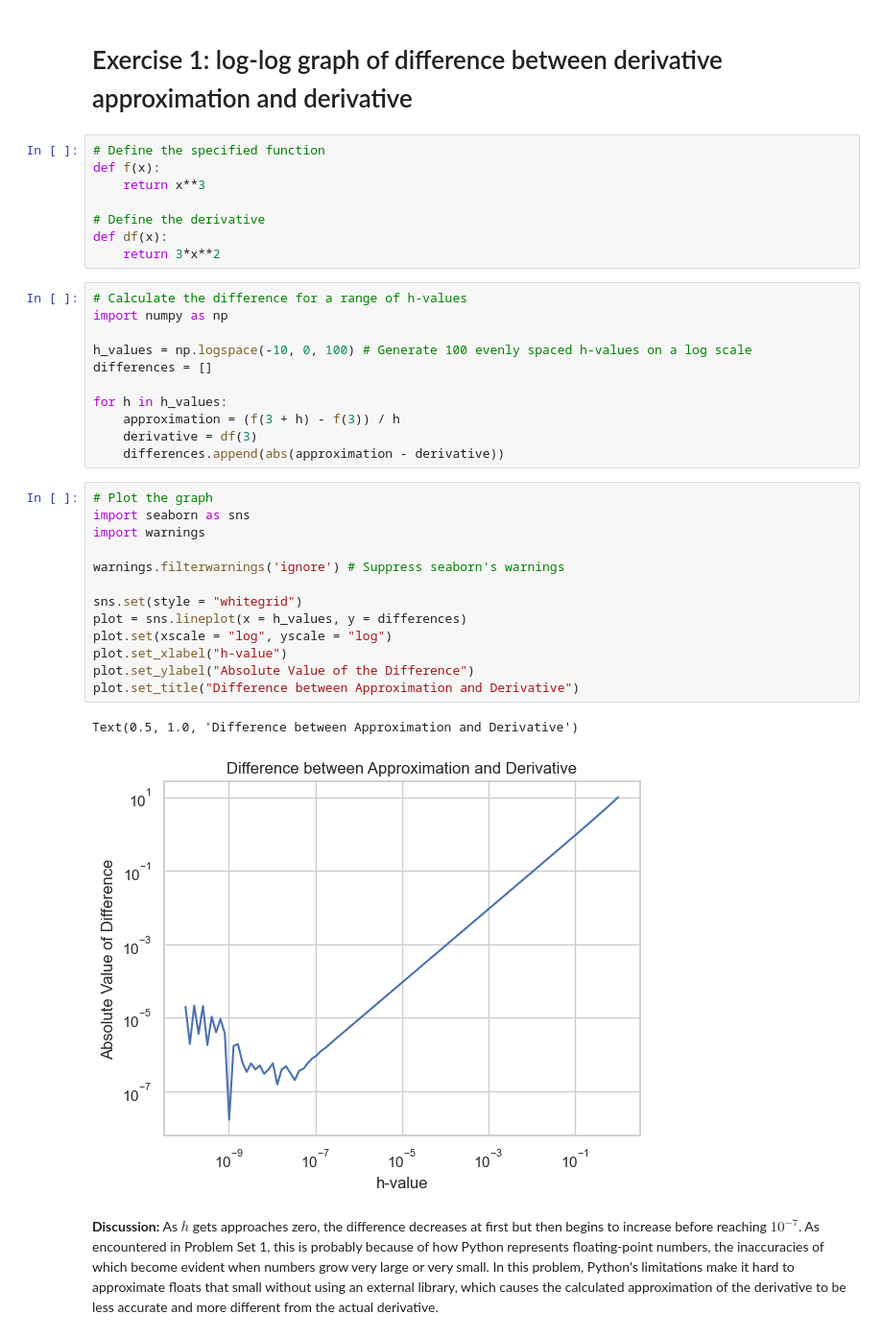
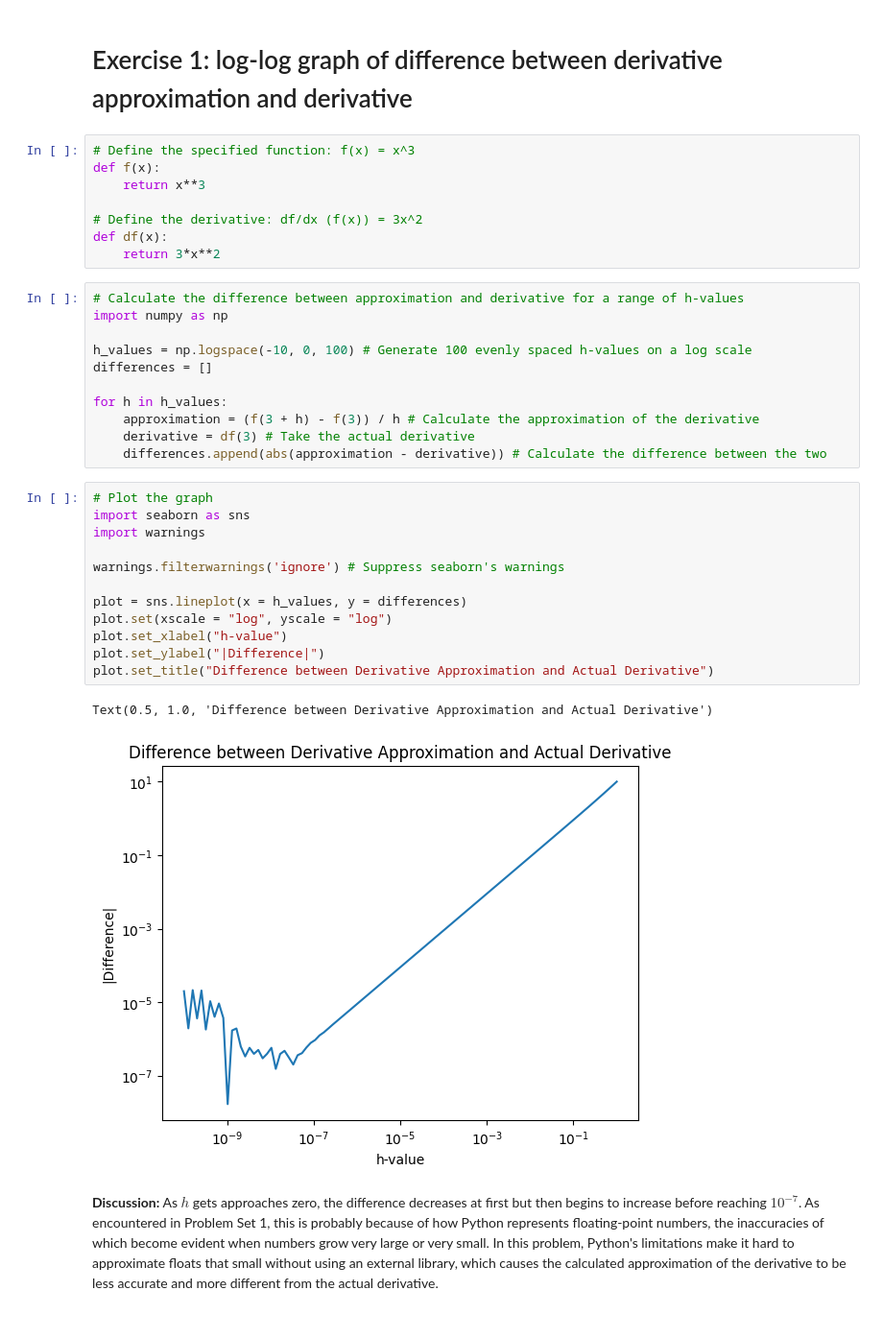
Before and after one commit to kevinwjin/cbb634, a Jupyter notebook: pset_2/exercise_1.ipynb, the cells around one changed output. Shown at 96% size. Saved outputs shown, nothing was run; the diff lists cells and outputs as text.

```diff
--- a/pset_2/exercise_1.ipynb
+++ b/pset_2/exercise_1.ipynb
@@ -5,39 +5,38 @@ Execute the following in the terminal before running any notebooks:
 # %% [markdown]
 # Exercise 1: log-log graph of difference between derivative approximation and derivative
 # %%
-# Define the specified function
+# Define the specified function: f(x) = x^3
 def f(x):
     return x**3
 
-# Define the derivative
+# Define the derivative: df/dx (f(x)) = 3x^2
 def df(x):
     return 3*x**2
 # %%
-# Calculate the difference for a range of h-values
+# Calculate the difference between approximation and derivative for a range of h-values
 import numpy as np
 
 h_values = np.logspace(-10, 0, 100) # Generate 100 evenly spaced h-values on a log scale
 differences = []
 
 for h in h_values:
-    approximation = (f(3 + h) - f(3)) / h
-    derivative = df(3)
-    differences.append(abs(approximation - derivative))
+    approximation = (f(3 + h) - f(3)) / h # Calculate the approximation of the derivative
+    derivative = df(3) # Take the actual derivative
+    differences.append(abs(approximation - derivative)) # Calculate the difference between the two
 # %%
 # Plot the graph
 import seaborn as sns
 import warnings
 
 warnings.filterwarnings('ignore') # Suppress seaborn's warnings
 
-sns.set(style = "whitegrid")
 plot = sns.lineplot(x = h_values, y = differences)
 plot.set(xscale = "log", yscale = "log")
 plot.set_xlabel("h-value")
-plot.set_ylabel("Absolute Value of the Difference")
-plot.set_title("Difference between Approximation and Derivative")
+plot.set_ylabel("|Difference|")
+plot.set_title("Difference between Derivative Approximation and Actual Derivative")
 # %% [output]
-Text(0.5, 1.0, 'Difference between Approximation and Derivative')
+Text(0.5, 1.0, 'Difference between Derivative Approximation and Actual Derivative')
-[figure, old version]
+[figure, new version]
 # %% [markdown]
 **Discussion:** As $h$ gets approaches zero, the difference decreases at first but then begins to increase before reaching $10^{-7}$. As encountered in Problem Set 1, this is probably because of how Python represents floating-point numbers, the inaccuracies of which become evident when numbers grow very large or very small. In this problem, Python's limitations make it hard to approximate floats that small without using an external library, which causes the calculated approximation of the derivative to be less accurate and more different from the actual derivative.
```
